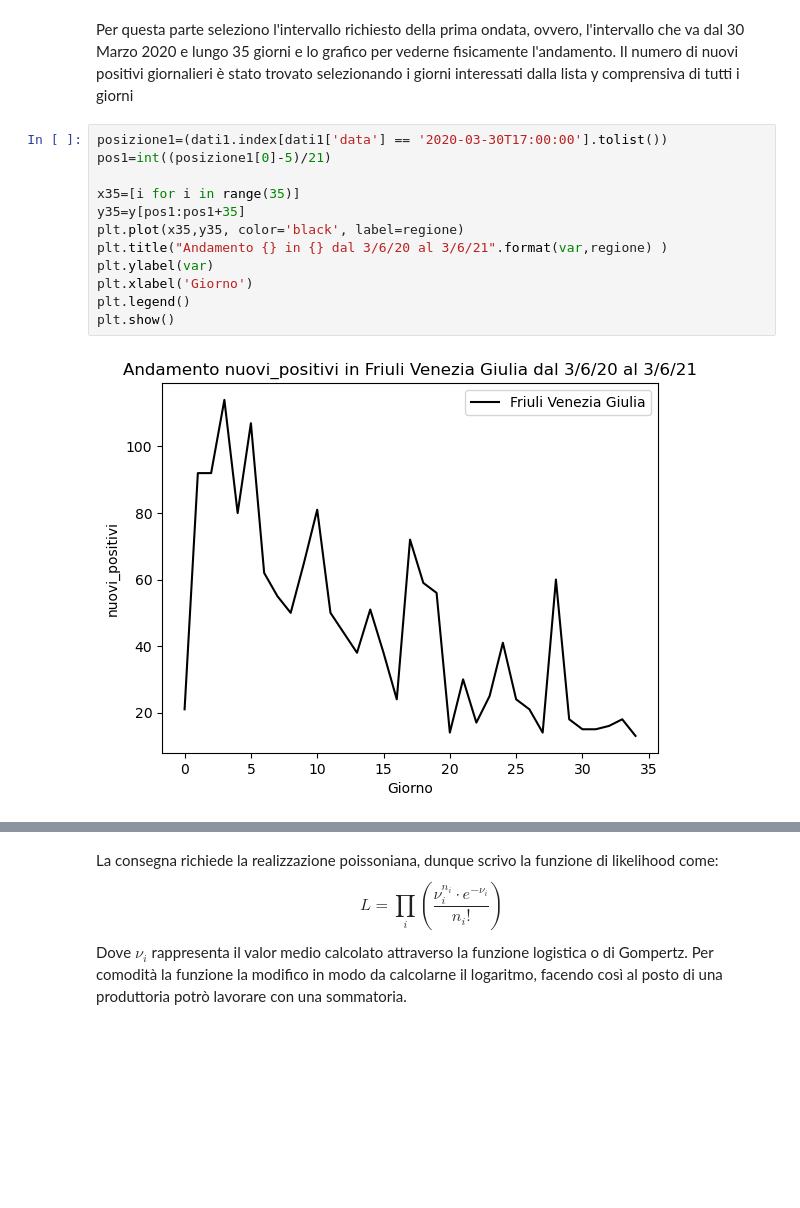
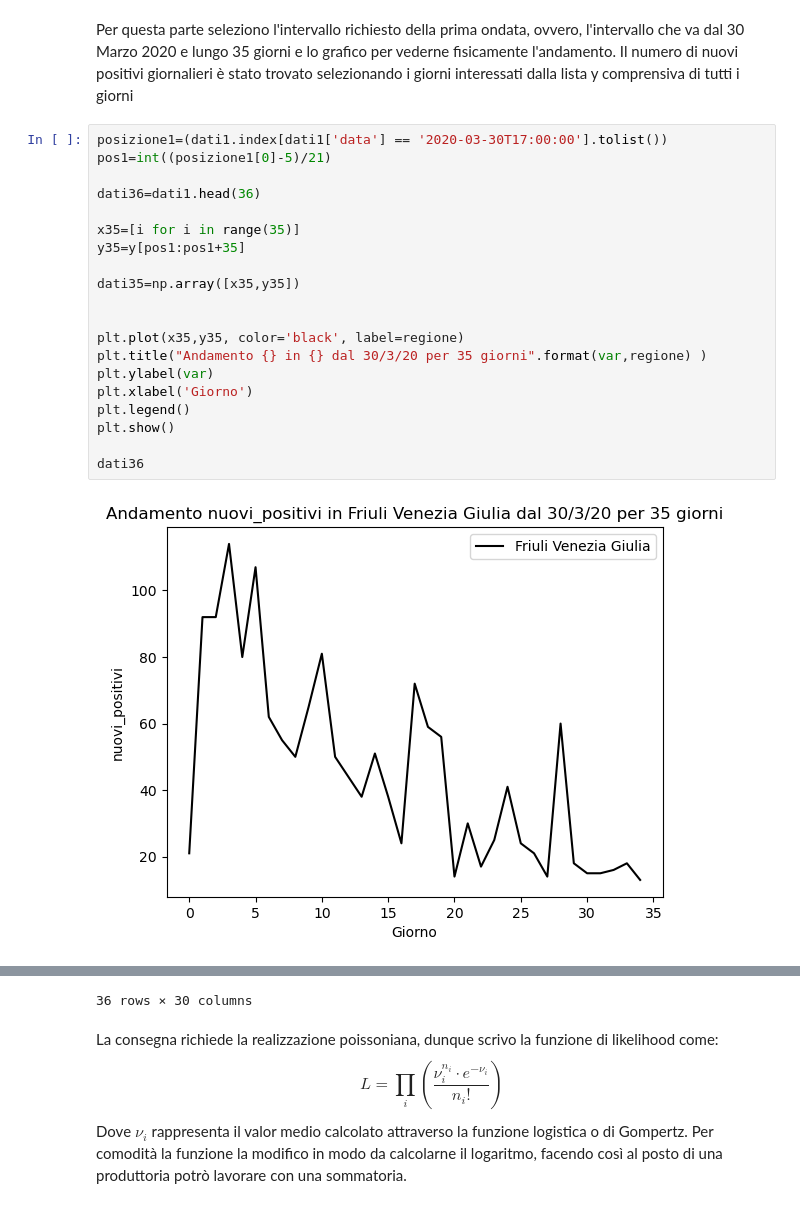
Before and after one commit to ErikMoro02/EsameCOVID, a Jupyter notebook: Esame COVID Erik Moro.ipynb, the cells around one changed output, grey strips where cells are left out. Saved outputs shown, nothing was run; the diff lists cells and outputs as text; blank space fills up the shorter version.

```diff
--- a/Esame COVID Erik Moro.ipynb
+++ b/Esame COVID Erik Moro.ipynb
@@ -98,14 +137,22 @@ Per questa parte seleziono l'intervallo richiesto della prima ondata, ovvero, l'
 # %%
 posizione1=(dati1.index[dati1['data'] == '2020-03-30T17:00:00'].tolist())
 pos1=int((posizione1[0]-5)/21)
 
+dati36=dati1.head(36)
+
 x35=[i for i in range(35)]
 y35=y[pos1:pos1+35]
+
+dati35=np.array([x35,y35])
+
+
 plt.plot(x35,y35, color='black', label=regione)
-plt.title("Andamento {} in {} dal 3/6/20 al 3/6/21".format(var,regione) )
+plt.title("Andamento {} in {} dal 30/3/20 per 35 giorni".format(var,regione) )
 plt.ylabel(var)
 plt.xlabel('Giorno')
 plt.legend()
 plt.show()
+
+dati36
 # %% [output]
-[figure, old version]
+[figure, new version]
@@ -112,3 +176,4 @@ plt.show()
+36 rows × 30 columns
 # %% [markdown]
 La consegna richiede la realizzazione poissoniana, dunque scrivo la funzione di likelihood come:
 $$
```
Also changed, not shown: parts of 21 cells of this notebook.
